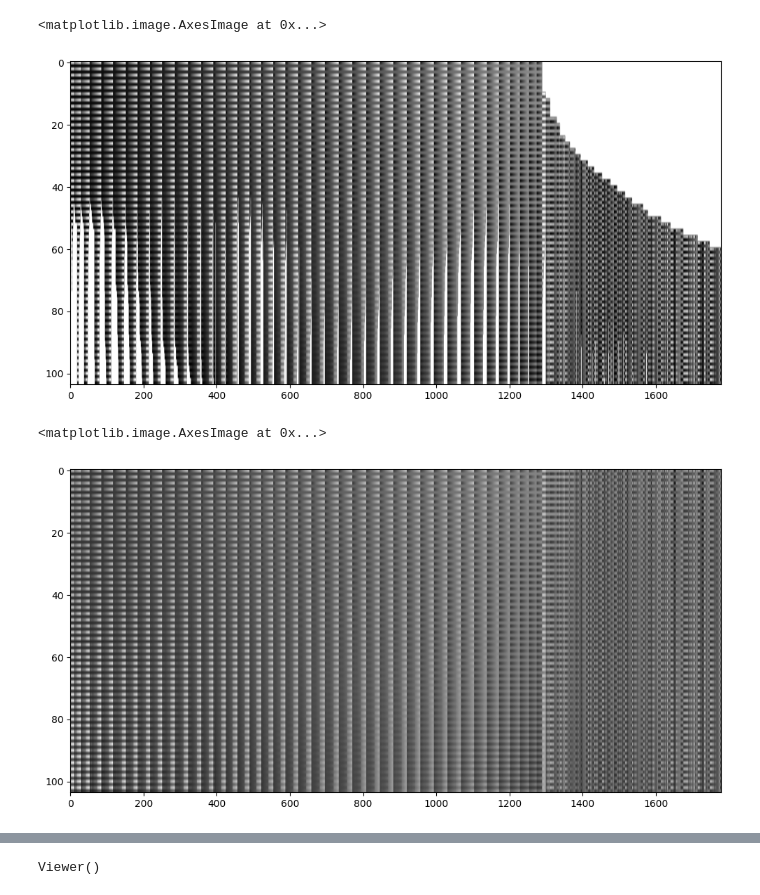
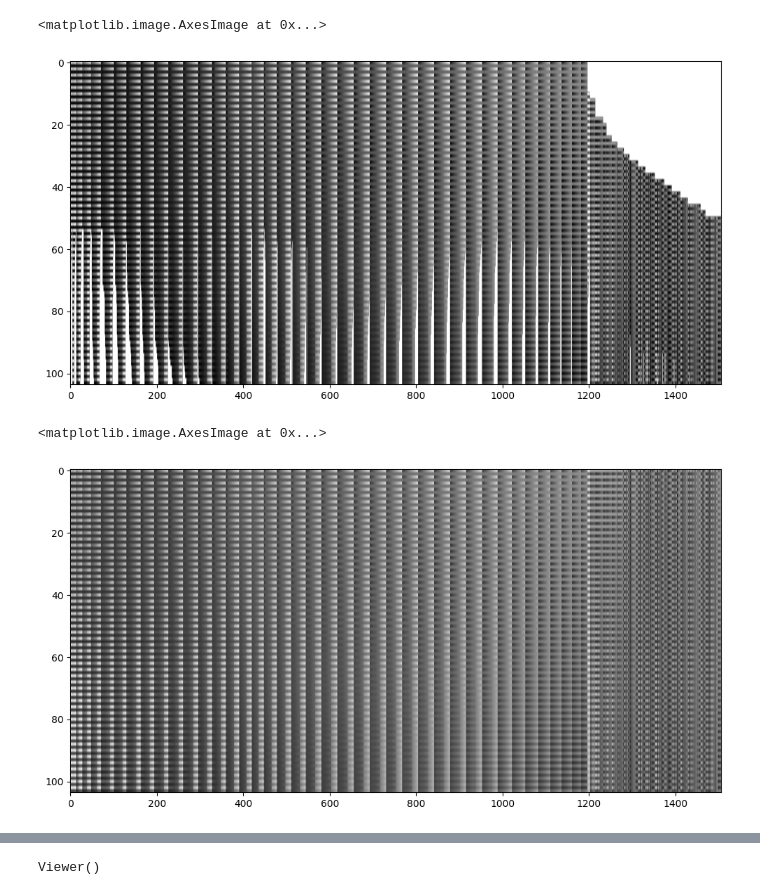
Before and after one commit to manel-ferreira-01/trackers, a Jupyter notebook: test.ipynb, the cells around one changed output, grey strips where cells are left out. Saved outputs shown, nothing was run; the diff lists cells and outputs as text; code cells hidden in the pictures.

```diff
--- a/test.ipynb
+++ b/test.ipynb
@@ -151,32 +153,33 @@ generate_frame_image_cv(video_tensor_original.cpu(), output_tensor)
 # %%
 # Reshape the output_tensor to create the observation matrix
 # Shape of output_tensor: [1, num_frames, num_feats, 2]
 # Desired shape of observation_matrix: [feats*2, frames]
+
 
 obs_mat_full = np.zeros((output_tensor.shape[1] * 2, output_tensor.shape[2]), dtype=np.float32)
 num_frames = output_tensor.shape[1]
 
 for frame in range(output_tensor.shape[1]): # por frame
     obs_mat_full[frame*2, :] = output_tensor[0, frame, :, 0].cpu().numpy()  # x-coordinates
     obs_mat_full[frame*2+1, :] = output_tensor[0, frame, :, 1].cpu().numpy()  # y-coordinates
 
 #remove columns (features) that have nan values
 obs_mat = obs_mat_full[:, ~np.isnan(obs_mat_full).any(axis=0)]
 
 # remove collumns that have more than 50% nan values
-obs_mat_half_missed = obs_mat_full[:, np.sum(np.isnan(obs_mat_full), axis=0) < obs_mat_full.shape[0] / 1.7]
+obs_mat_half_missed = obs_mat_full[:, np.sum(np.isnan(obs_mat_full), axis=0) < obs_mat_full.shape[0] / 2]
 
 
 plt.figure(figsize=(12, 6))
 plt.imshow(obs_mat_half_missed, aspect='auto', cmap='gray')
 # %% [output]
 <matplotlib.image.AxesImage at 0x...>
-[figure, old version]
+[figure, new version]
 # %%
-obs_completed, _ = alternating_matrix_completion(obs_mat_half_missed)
+obs_completed, _ = alternating_matrix_completion(obs_mat_half_missed, mode=0)
 
 plt.figure(figsize=(12, 6))
 plt.imshow(obs_completed, aspect='auto', cmap='gray')
 # %% [output]
 <matplotlib.image.AxesImage at 0x...>
-[figure, old version]
+[figure, new version]
```
Also changed, not shown: parts of 4 cells of this notebook, 2 other files.
